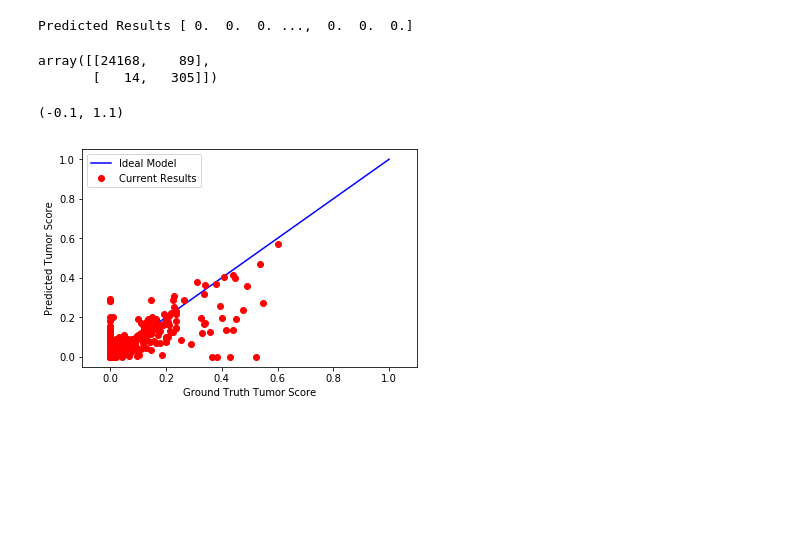
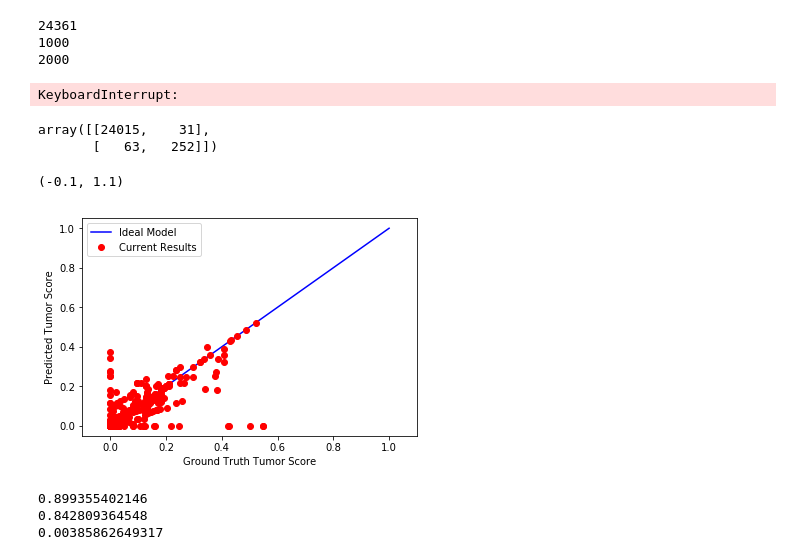
Before and after one commit to Himanshu-Kushwaha/Sarcoma, a Jupyter notebook: himanshu.ipynb, the cells around one changed output. Drawn from its saved outputs; the diff is of its cells as text; code cells hidden in the pictures; blank space fills up the shorter version.

```diff
--- a/himanshu.ipynb
+++ b/himanshu.ipynb
@@ -55,11 +60,10 @@ n_lab_cubes = [c_tile for c_tile in lab_cubes if c_tile.shape == (tile_size,tile
 
 ct_cube_final, pet_cube_final, lab_cube_final = zip(*[(c_cube, p_cube, l_cube)
       for c_cube, p_cube, l_cube in zip(n_ct_cubes, n_pet_cubes, n_lab_cubes)
-     if np.mean(c_cube) > -90000 and np.mean(p_cube) > .1])
+     if np.mean(c_cube) > -1001 and np.mean(p_cube) > .0002])
 print('%d tiles removed' % (len(n_ct_cubes)-len(ct_cube_final)))
 
-#print(len(pet_cube_final))
-
+print(len(pet_cube_final))
 
 for ct_cube, pet_cube, lab_cube in zip(ct_cube_final, pet_cube_final,lab_cube_final):
     data_tile = []
@@ -109,3 +88,6 @@ train_tiles[3].shape
+# %%
+from sklearn.neighbors import KNeighborsRegressor
+knn1_model = KNeighborsRegressor(1, algorithm = 'brute',n_jobs=4)
 # %%
 knn1_model.fit(train_tiles, train_score)
 # %% [output]
@@ -114,23 +96,51 @@ KNeighborsRegressor(algorithm='kd_tree', leaf_size=30, metric='minkowski',
           weights='uniform')
-# %%
-test_predictions = knn1_model.predict(test_tile)
-print('Predicted Results', test_predictions)
-# %% [output]
-Predicted Results [ 0.  0.  0. ...,  0.  0.  0.]
+# %%
+n = 1000
+i = 0
+print(len(test_tile))
+test_predictions = []
+while(True):
+    test_t = test_tile[i:i+n]
+    i += n
+    print(i)
+    test_p = knn1_model.predict(test_t)
+    test_predictions.append(test_p)
+    if( i > len(test_tile)):
+        break
+# %% [output]
+24361
+1000
+2000
+KeyboardInterrupt:
+# %%
+test_predictions = np.concatenate(test_predictions)
+n = test_predictions.shape[0]
 # %%
 from sklearn.metrics import confusion_matrix
-confusion_matrix(np.array(test_score)>0, np.array(test_predictions)>0)
+confusion_matrix(np.array(test_score[:n])>0, np.array(test_predictions)>0)
 # %% [output]
-array([[24168,    89],
-       [   14,   305]])
+array([[24015,    31],
+       [   63,   252]])
 # %%
 fig, ax1 = plt.subplots(1,1)
 ax1.plot([0,1], [0,1], 'b-', label = 'Ideal Model')
-ax1.plot(test_score, test_predictions, 'ro', label = 'Current Results')
+ax1.plot(test_score[:n], test_predictions, 'ro', label = 'Current Results')
 ax1.set_xlabel('Ground Truth Tumor Score')
 ax1.legend()
 ax1.set_ylabel('Predicted Tumor Score')
 ax1.set_xlim(-0.1,1.1)
 # %% [output]
 (-0.1, 1.1)
-[figure, old version]
+[figure, new version]
+# %%
+from sklearn.metrics import roc_auc_score, f1_score, brier_score_loss
+rscore=roc_auc_score(np.array(test_score[:n])>0, np.array(test_predictions)>0)
+print(rscore)
+f1score = f1_score(np.array(test_score[:n])>0, np.array(test_predictions)>0)
+print(f1score)
+bscore = brier_score_loss(np.array(test_score[:n])>0, np.array(test_predictions)>0)
+print(bscore)
+# %% [output]
+0.899355402146
+0.842809364548
+0.00385862649317
```
Also changed, not shown: parts of 11 cells of this notebook, 1 other file.
